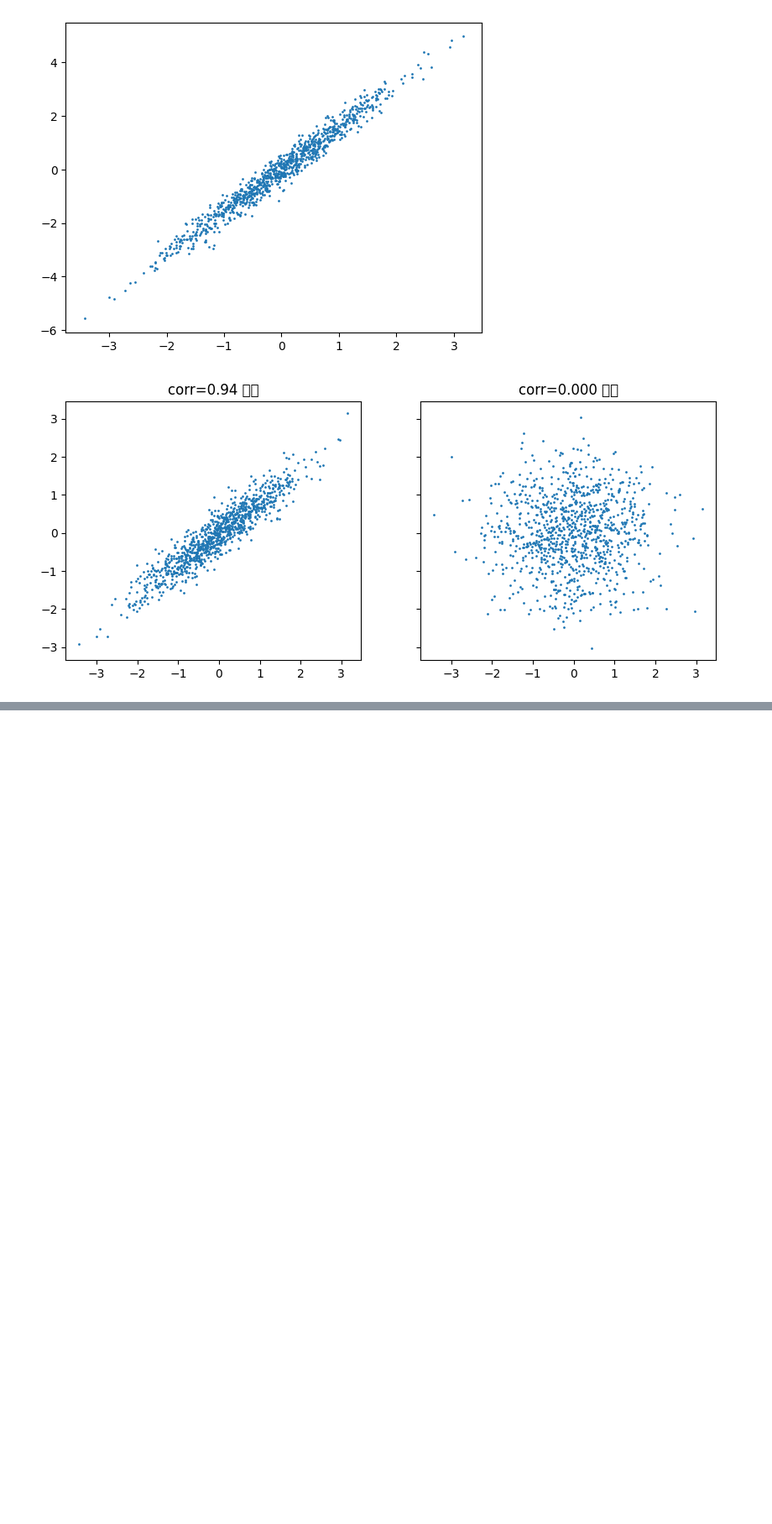
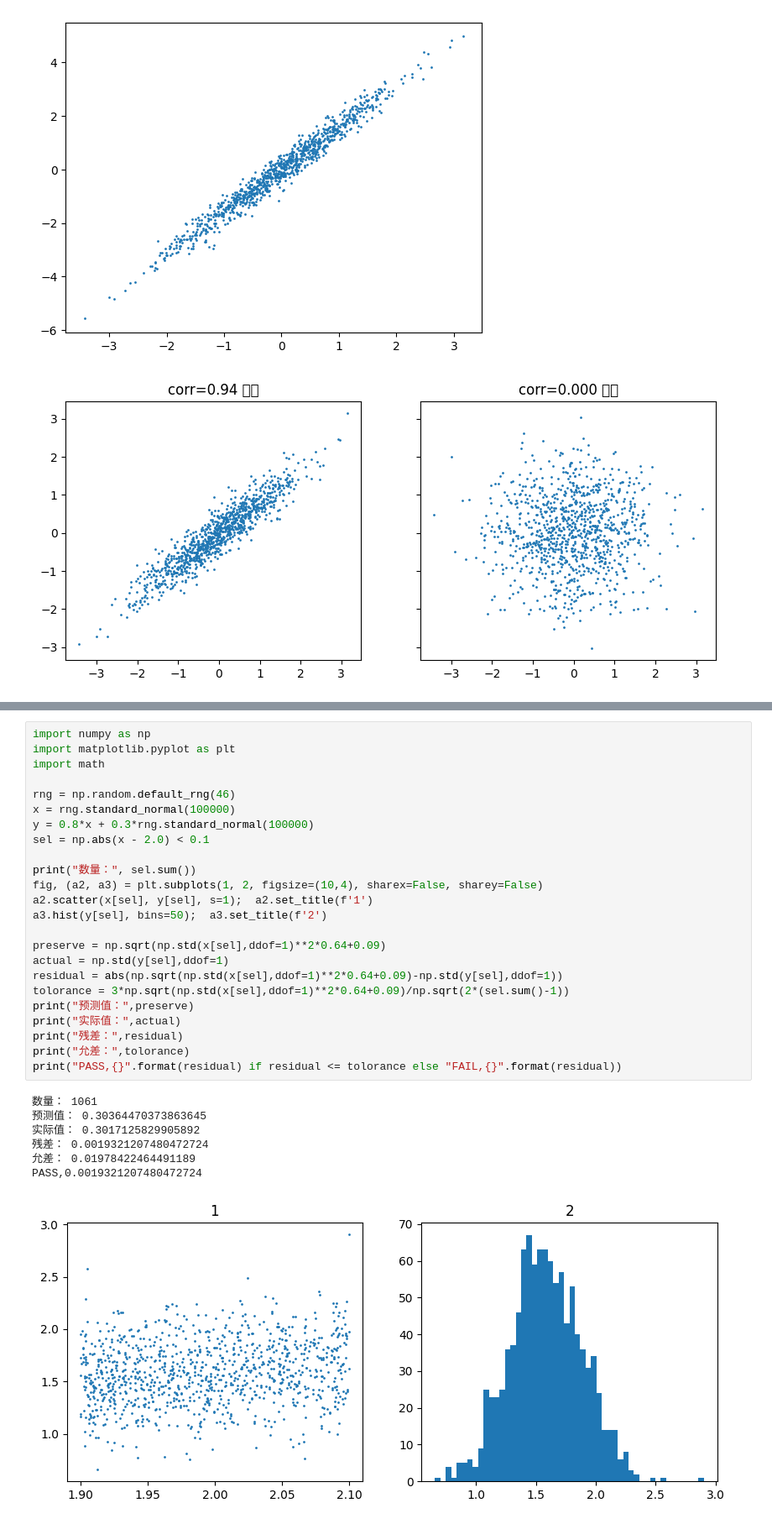
Before and after one commit to wayxi111/Ai, a Jupyter notebook: week03/probability_basics.ipynb, the cells around one changed output, grey strips where cells are left out. Shown at 84% size. Saved outputs shown, nothing was run; the diff lists cells and outputs as text; blank space fills up the shorter version.

```diff
--- a/week03/probability_basics.ipynb
+++ b/week03/probability_basics.ipynb
@@ -180,0 +313,32 @@ print(np.corrcoef(x2, 0.8*x2+0.3*rng.standard_normal(100000))[0,1])
+# %%
+import numpy as np
+import matplotlib.pyplot as plt
+import math
+
+rng = np.random.default_rng(46)
+x = rng.standard_normal(100000)
+y = 0.8*x + 0.3*rng.standard_normal(100000)
+sel = np.abs(x - 2.0) < 0.1
+
+print("数量：", sel.sum())
+fig, (a2, a3) = plt.subplots(1, 2, figsize=(10,4), sharex=False, sharey=False)
+a2.scatter(x[sel], y[sel], s=1);  a2.set_title(f'1')
+a3.hist(y[sel], bins=50);  a3.set_title(f'2')
+
+preserve = np.sqrt(np.std(x[sel],ddof=1)**2*0.64+0.09)
+actual = np.std(y[sel],ddof=1)
+residual = abs(np.sqrt(np.std(x[sel],ddof=1)**2*0.64+0.09)-np.std(y[sel],ddof=1))
+tolorance = 3*np.sqrt(np.std(x[sel],ddof=1)**2*0.64+0.09)/np.sqrt(2*(sel.sum()-1))
+print("预测值：",preserve)
+print("实际值：",actual)
+print("残差：",residual)
+print("允差：",tolorance)
+print("PASS,{}".format(residual) if residual <= tolorance else "FAIL,{}".format(residual))
+# %% [output]
+数量： 1061
+预测值： 0.30364470373863645
+实际值： 0.3017125829905892
+残差： 0.0019321207480472724
+允差： 0.01978422464491189
+PASS,0.0019321207480472724
+[figure, added]
```
Also changed, not shown: parts of 9 cells of this notebook, 3 other files.
